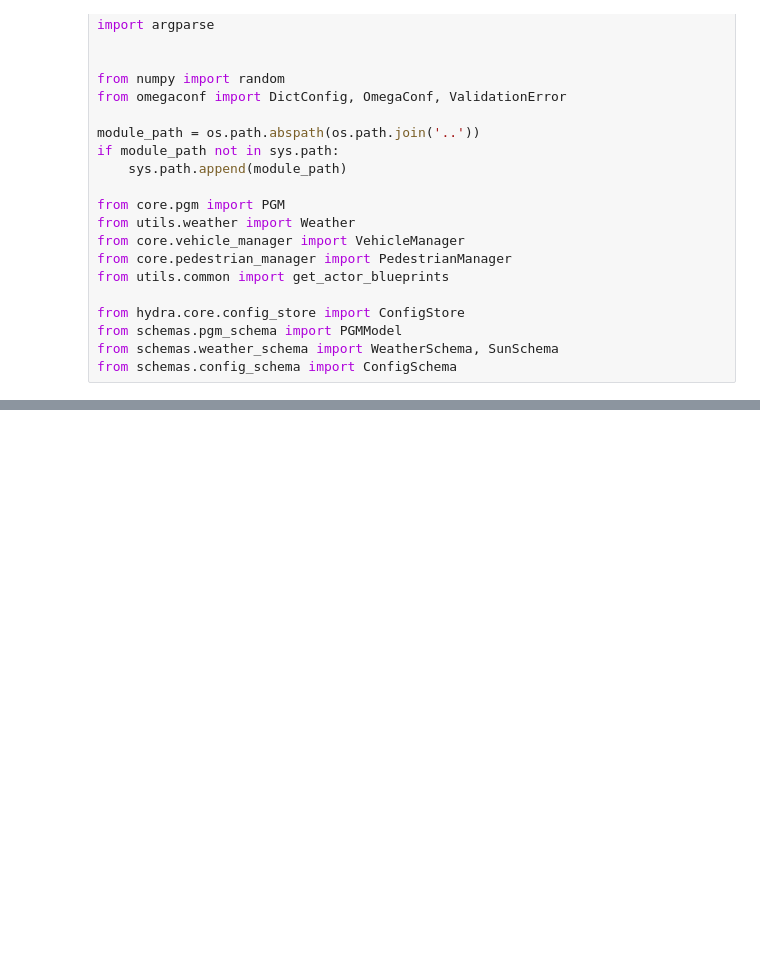
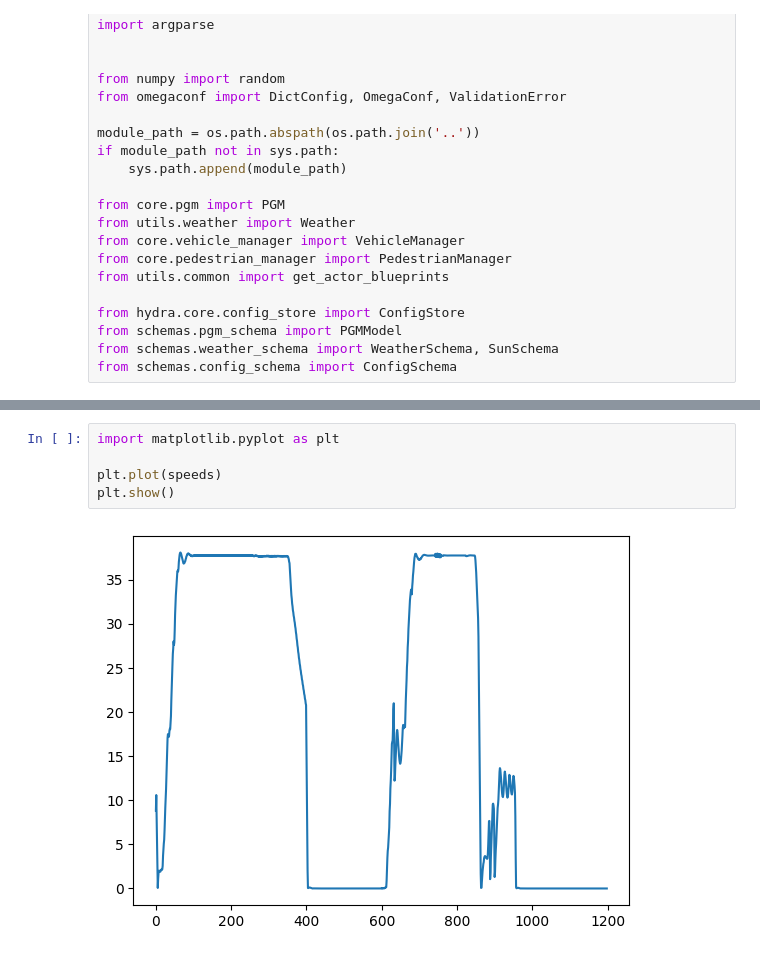
Before and after one commit to aadimator/CARLA-Plus, a Jupyter notebook: notebooks/demo.ipynb, the cells around one changed output, grey strips where cells are left out. Drawn from its saved outputs; the diff is of its cells as text; blank space fills up the shorter version.

```diff
--- a/notebooks/demo.ipynb
+++ b/notebooks/demo.ipynb
@@ -152,0 +204,7 @@ done.
+# %%
+import matplotlib.pyplot as plt
+
+plt.plot(speeds)
+plt.show()
+# %% [output]
+[figure, added]
```
Also changed, not shown: parts of 6 cells of this notebook, 4 other files.
